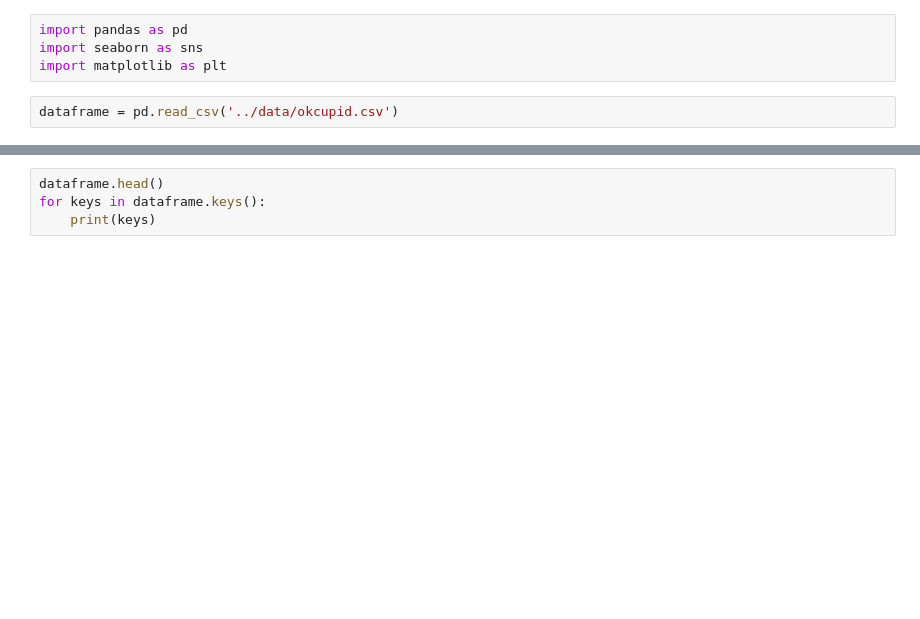
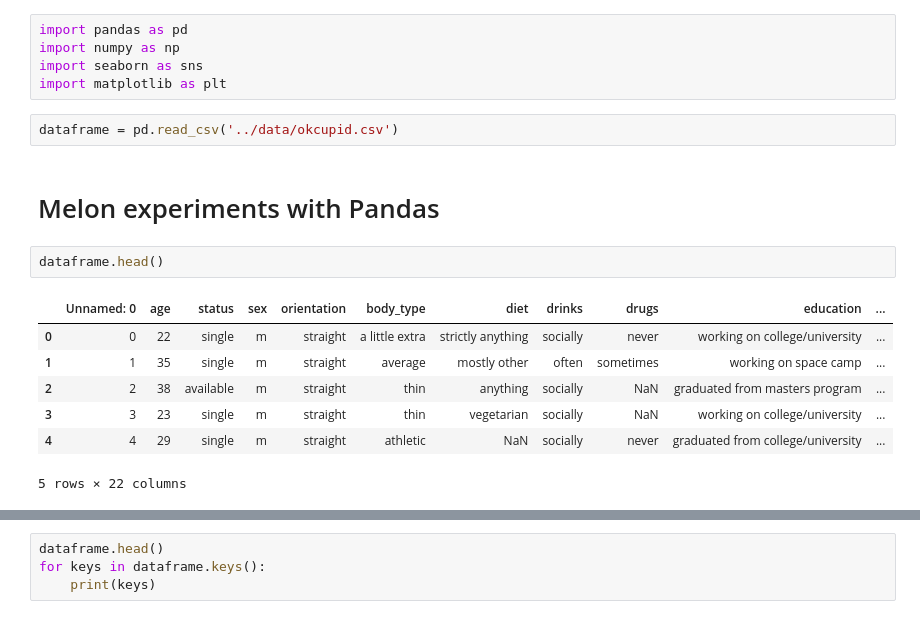
Before and after one commit to HR-Machine-Learning/HR_ML_Project1, a Jupyter notebook: src/Project 1.ipynb, the cells around one changed output, grey strips where cells are left out. Cells and saved outputs as stored; diff of their text form; blank space fills up the shorter version.

Commit message:
Started the branch, progress with Pandas guide

```diff
--- a/src/Project 1.ipynb
+++ b/src/Project 1.ipynb
@@ -1,6 +1,19 @@
 # %%
 import pandas as pd
+import numpy as np
 import seaborn as sns
 import matplotlib as plt
 # %%
 dataframe = pd.read_csv('../data/okcupid.csv')
+# %% [markdown]
+# Melon experiments with Pandas
+# %%
+dataframe.head()
+# %% [output]
+|  | Unnamed: 0 | age | status | sex | orientation | body_type | diet | drinks | drugs | education | ... |
+| 0 | 0 | 22 | single | m | straight | a little extra | strictly anything | socially | never | working on college/university | ... |
+| 1 | 1 | 35 | single | m | straight | average | mostly other | often | sometimes | working on space camp | ... |
+| 2 | 2 | 38 | available | m | straight | thin | anything | socially | NaN | graduated from masters program | ... |
+| 3 | 3 | 23 | single | m | straight | thin | vegetarian | socially | NaN | working on college/university | ... |
+| 4 | 4 | 29 | single | m | straight | athletic | NaN | socially | never | graduated from college/university | ... |
+5 rows × 22 columns
```
Also changed, not shown: parts of 4 cells of this notebook, 1 other file.
